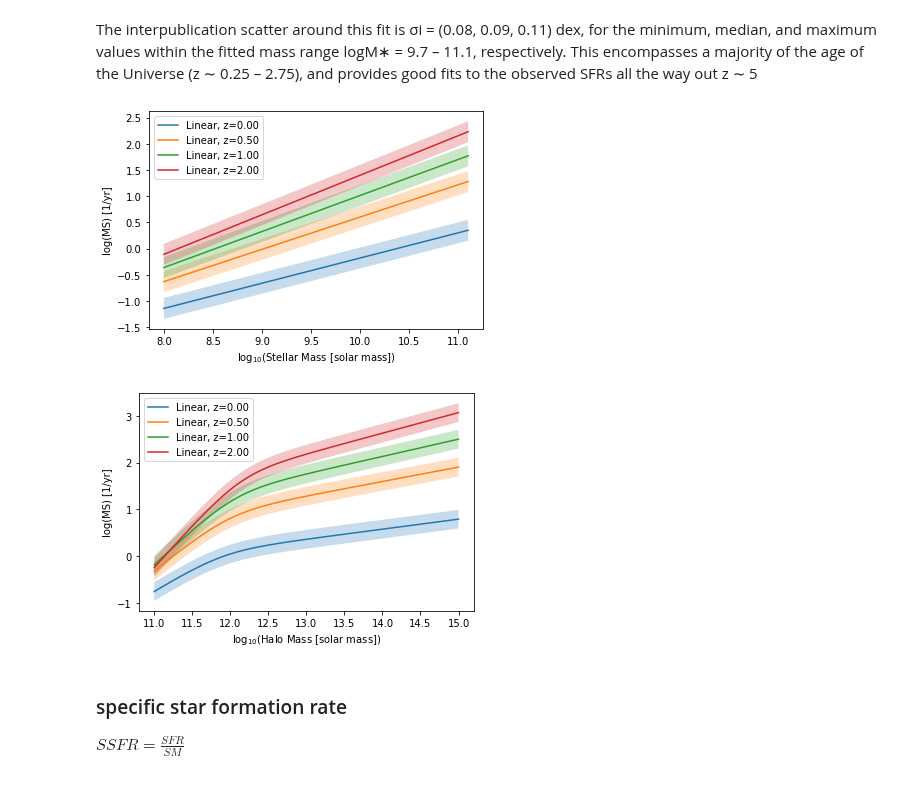
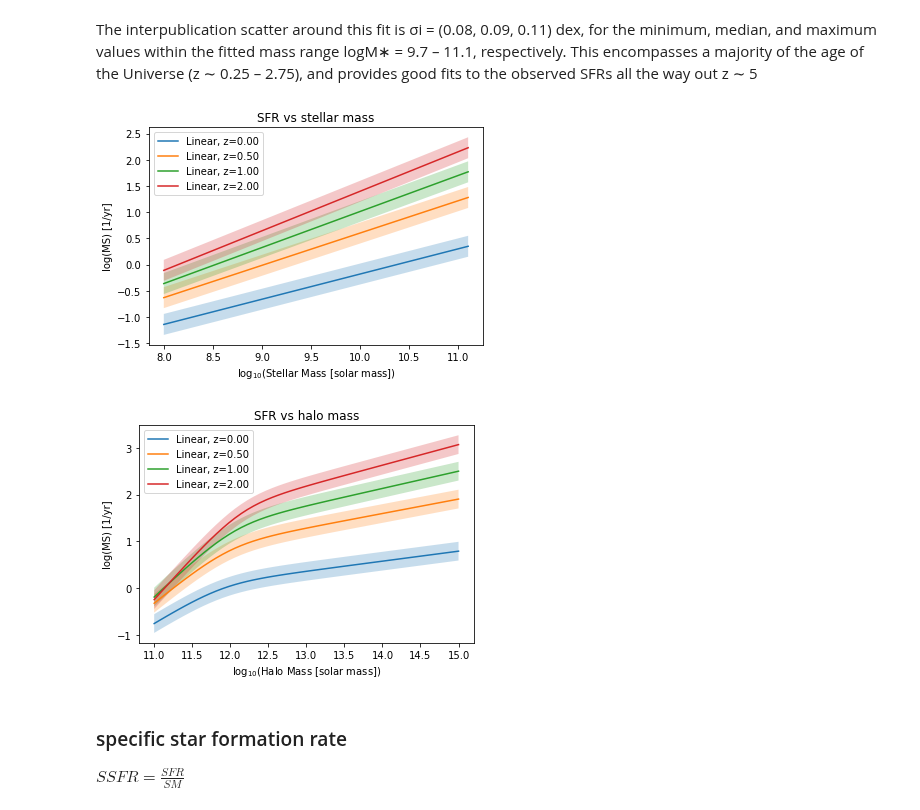
Before and after one commit to eklem1/GalaxySim, a Jupyter notebook: SFRs.ipynb, the cells around one changed output. Saved outputs shown, nothing was run; the diff lists cells and outputs as text; code cells hidden in the pictures.

```diff
--- a/SFRs.ipynb
+++ b/SFRs.ipynb
@@ -37,37 +37,38 @@ Sm = np.linspace(8, 11.1)
 
 for z in [0, 0.5, 1, 2]:
     SFR = pop.SFR(z, Sm)
     error = np.ones(len(SFR)) * 0.2 #dex #the stated "true" scatter
 
     pl.plot(Sm, SFR, label="Linear, z=%.2f" %z)
     pl.fill_between(Sm, SFR-error, SFR+error, alpha=0.25)
 
 pl.legend()
 pl.ylabel('log(MS) [1/yr]')
 pl.xlabel('log$_{10}$(Stellar Mass [solar mass])')
-# pl.title('')
+pl.title('SFR vs stellar mass')
 
 pl.show()
+
 
 #check if giving it halo mass works
 Hm = np.linspace(11, 15)
 
 for z in [0, 0.5, 1, 2]:
     SFR = pop.SFR(z, Hm, True)
     error = np.ones(len(SFR)) * 0.2 #dex #the stated "true" scatter
 
     pl.plot(Hm, SFR, label="Linear, z=%.2f" %z)
     pl.fill_between(Hm, SFR-error, SFR+error, alpha=0.25)
 
 pl.legend()
 pl.ylabel('log(MS) [1/yr]')
 pl.xlabel('log$_{10}$(Halo Mass [solar mass])')
-# pl.title('')
+pl.title('SFR vs halo mass')
 
 pl.show()
 # %% [output]
-[figure, old version]
+[figure, new version]
-[figure, old version]
+[figure, new version]
 # %% [markdown]
 ### specific star formation rate
 $SSFR = \frac{SFR}{SM}$
```
Also changed, not shown: 2 other files.
